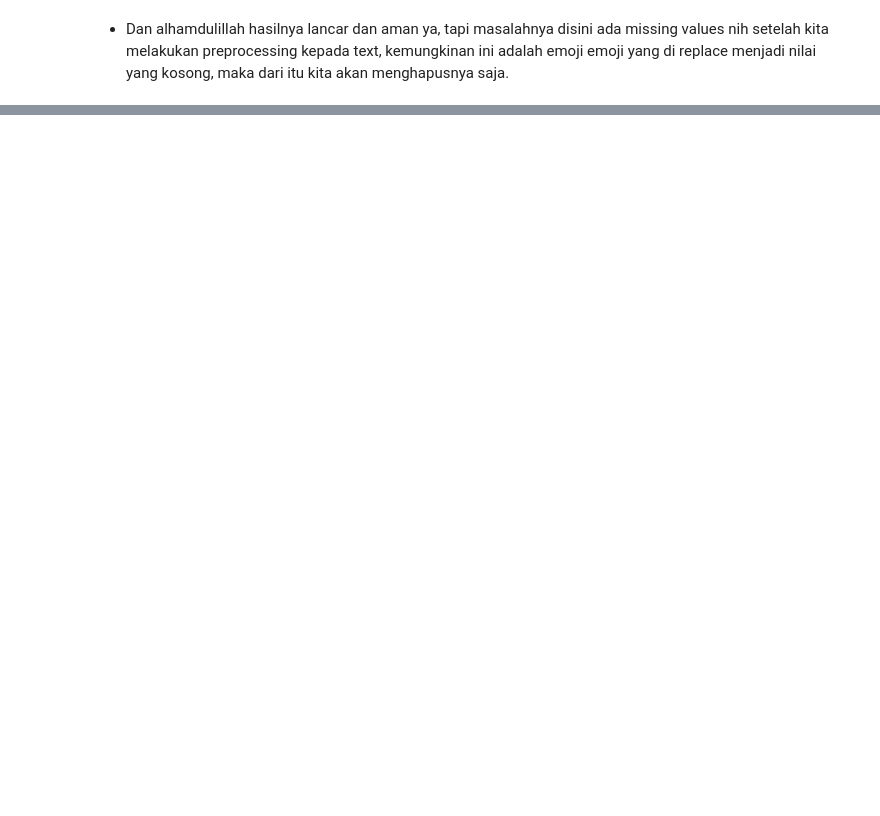
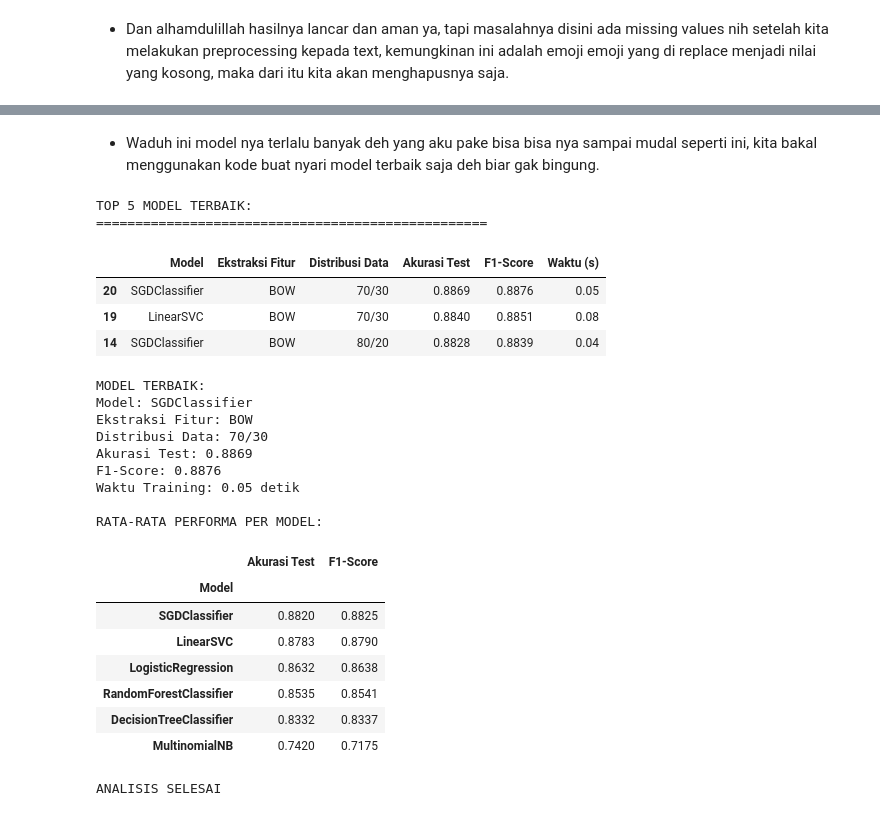
Before and after one commit to BagasNuryaman15/BPML_SatriaDirgantaraNuryaman, a Jupyter notebook: analys_sentiment.ipynb, the cells around one changed output, grey strips where cells are left out. Cells and saved outputs as stored; diff of their text form; code cells hidden in the pictures; blank space fills up the shorter version.

Commit message:
On Proses Pelatihan Model

```diff
--- a/analys_sentiment.ipynb
+++ b/analys_sentiment.ipynb
@@ -391,0 +752,16 @@ PREPROCESSING SELESAI MAMANG!
+# %%
+# Inisialisais Code
+bow = CountVectorizer(
+    max_features = 3000,
+    min_df = 3,
+    max_df = 0.85,
+    ngram_range = (1, 3),
+    stop_words = 'english'
+)
+
+# Eksekusi lagi
+Xtrain_bow = bow.fit_transform(X_train)
+Xtest_bow = bow.transform(X_test)
+
+print(f'Jumlah review yang di ambil oleh BOW data latih  adalah {Xtrain_bow.shape}')
+print(f'Jumlah review yang di ambil oleh BOW data uji adalah {Xtest_bow.shape}')
@@ -391,0 +938,60 @@ PREPROCESSING SELESAI MAMANG!
+# %% [markdown]
+- Waduh ini model nya terlalu banyak deh yang aku pake bisa bisa nya sampai mudal seperti ini, kita bakal menggunakan kode buat nyari model terbaik saja deh biar gak bingung.
+# %%
+# Analisis hasil terbaik
+successful_results = results_df[results_df['Akurasi Test'].notna()].copy()
+
+if len(successful_results) > 0:
+    print('\nTOP 5 MODEL TERBAIK:')
+    print('=' * 50)
+    top_3 = successful_results.nlargest(3, 'Akurasi Test')[
+        ['Model', 'Ekstraksi Fitur', 'Distribusi Data', 'Akurasi Test', 'F1-Score', 'Waktu (s)']
+    ]
+    display(top_3)
+
+    # Model terbaik
+    best_idx = successful_results['Akurasi Test'].idxmax()
+    best_model = successful_results.loc[best_idx]
+    print(f'\nMODEL TERBAIK:')
+    print(f'Model: {best_model["Model"]}')
+    print(f'Ekstraksi Fitur: {best_model["Ekstraksi Fitur"]}')
+    print(f'Distribusi Data: {best_model["Distribusi Data"]}')
+    print(f'Akurasi Test: {best_model["Akurasi Test"]}')
+    print(f'F1-Score: {best_model["F1-Score"]}')
+    print(f'Waktu Training: {best_model["Waktu (s)"]} detik')
+
+    # Rata-rata per model
+    print(f'\nRATA-RATA PERFORMA PER MODEL:')
+    avg_performance = successful_results.groupby('Model')[['Akurasi Test', 'F1-Score']].mean().round(4)
+    avg_performance = avg_performance.sort_values('Akurasi Test', ascending=False)
+    display(avg_performance)
+
+else:
+    print('Tidak ada eksperimen yang berhasil')
+
+print('\nANALISIS SELESAI')
+# %% [output]
+TOP 5 MODEL TERBAIK:
+==================================================
+|  | Model | Ekstraksi Fitur | Distribusi Data | Akurasi Test | F1-Score | Waktu (s) |
+| 20 | SGDClassifier | BOW | 70/30 | 0.8869 | 0.8876 | 0.05 |
+| 19 | LinearSVC | BOW | 70/30 | 0.8840 | 0.8851 | 0.08 |
+| 14 | SGDClassifier | BOW | 80/20 | 0.8828 | 0.8839 | 0.04 |
+MODEL TERBAIK:
+Model: SGDClassifier
+Ekstraksi Fitur: BOW
+Distribusi Data: 70/30
+Akurasi Test: 0.8869
+F1-Score: 0.8876
+Waktu Training: 0.05 detik
+
+RATA-RATA PERFORMA PER MODEL:
+|  | Akurasi Test | F1-Score |
+| Model |  |  |
+| SGDClassifier | 0.8820 | 0.8825 |
+| LinearSVC | 0.8783 | 0.8790 |
+| LogisticRegression | 0.8632 | 0.8638 |
+| RandomForestClassifier | 0.8535 | 0.8541 |
+| DecisionTreeClassifier | 0.8332 | 0.8337 |
+| MultinomialNB | 0.7420 | 0.7175 |
+ANALISIS SELESAI
```
Also changed, not shown: parts of 32 cells of this notebook.
